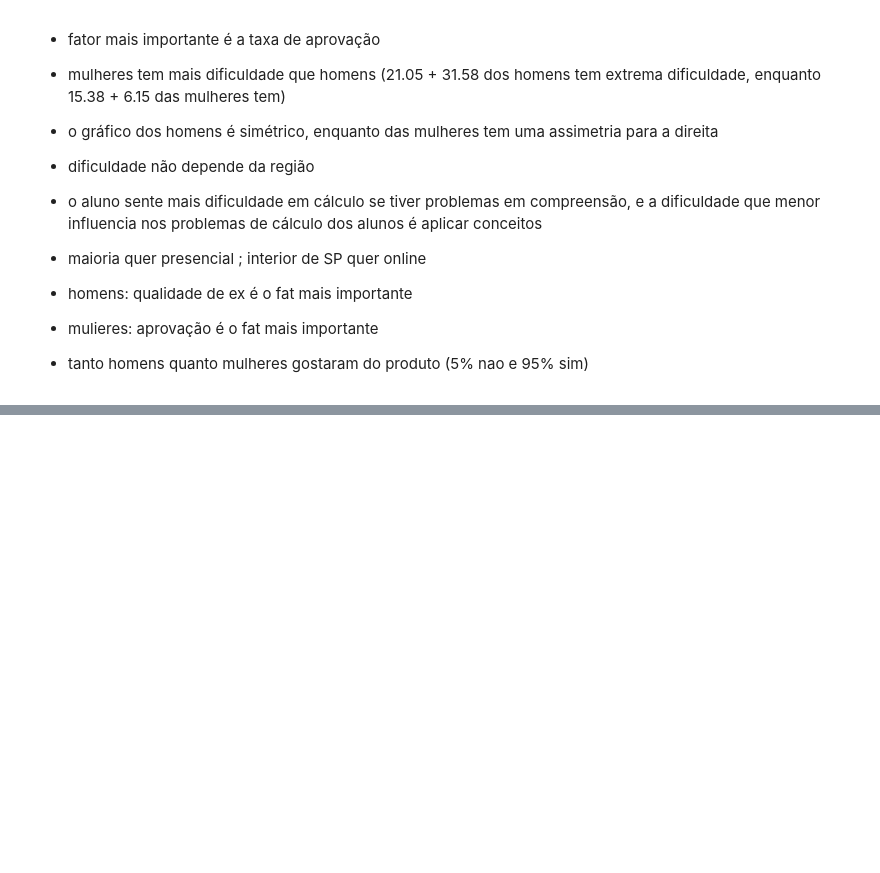
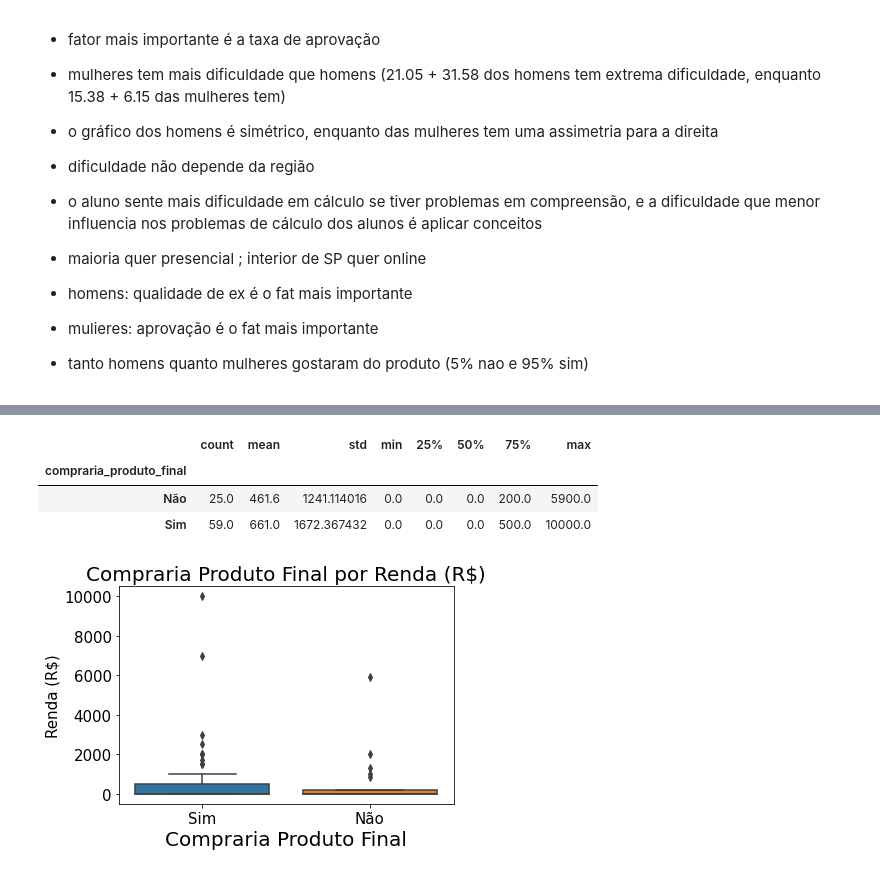
Before and after one commit to JoaoVitorBranco/T1-Estatisitca, a Jupyter notebook: T1_estatistica.ipynb, the cells around one changed output, grey strips where cells are left out. Cells and saved outputs as stored; diff of their text form; code cells hidden in the pictures; blank space fills up the shorter version.

```diff
--- a/T1_estatistica.ipynb
+++ b/T1_estatistica.ipynb
@@ -856,0 +888,9 @@ de cálculo dos alunos é aplicar conceitos
+# %%
+# compraria_produto_final x renda
+relQualQuant(df, cQual="compraria_produto_final", cQuant="renda", titulo="Compraria Produto Final por Renda (R$)", xlabel="Compraria Produto Final", ylabel="Renda (R$)", tradutor={True:"Sim", False:"Não"})
+# %% [output]
+|  | count | mean | std | min | 25% | 50% | 75% | max |
+| compraria_produto_final |  |  |  |  |  |  |  |  |
+| Não | 25.0 | 461.6 | 1241.114016 | 0.0 | 0.0 | 0.0 | 200.0 | 5900.0 |
+| Sim | 59.0 | 661.0 | 1672.367432 | 0.0 | 0.0 | 0.0 | 500.0 | 10000.0 |
+[figure, added]
```
Also changed, not shown: parts of 30 cells of this notebook.
